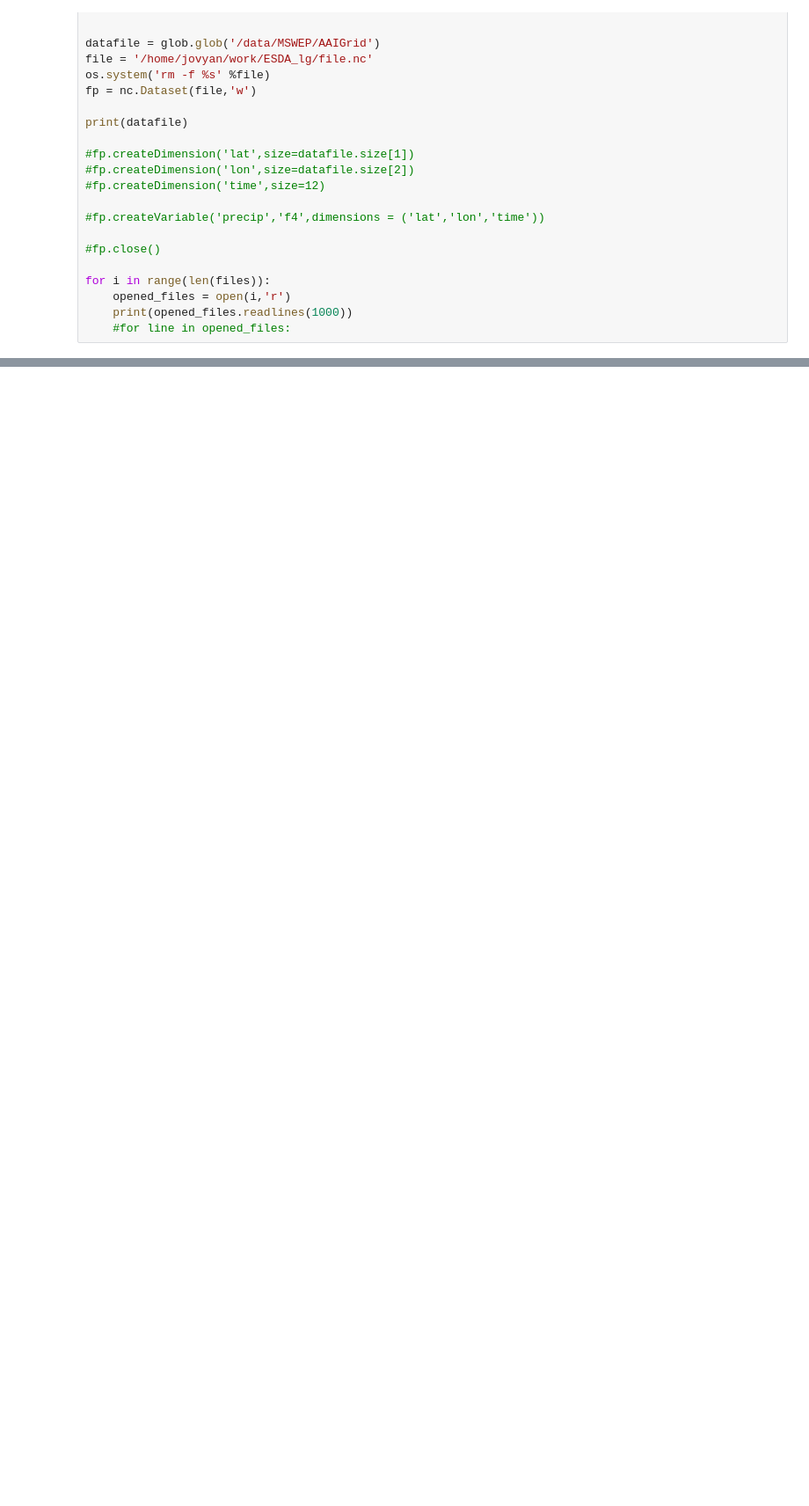
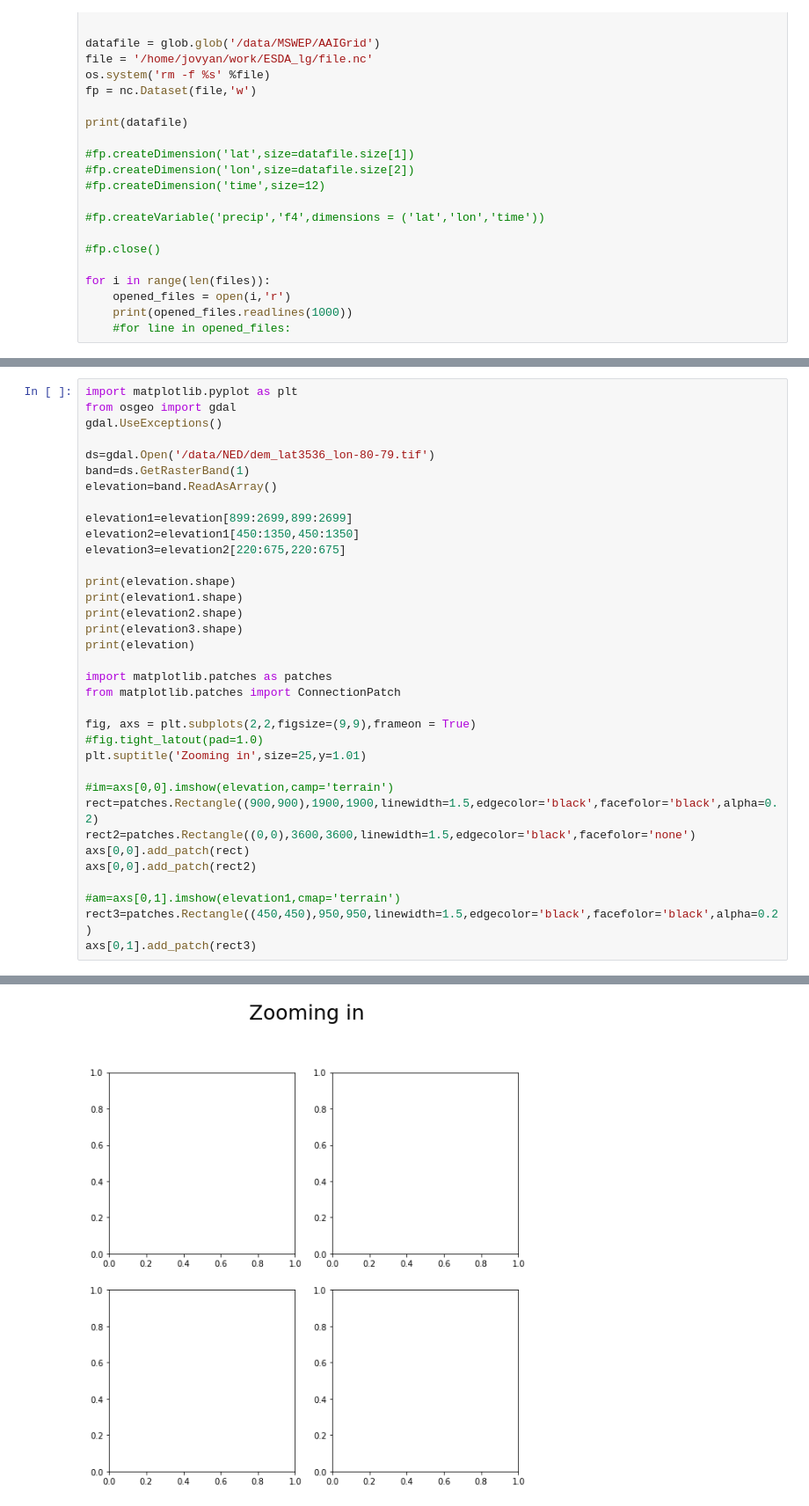
Before and after one commit to LG0123/ESDA_LG0123, a Jupyter notebook: HW1.ipynb, the cells around one changed output, grey strips where cells are left out. Shown: that part at 88% size. Cells and saved outputs as stored; diff of their text form; blank space fills up the shorter version.

```diff
--- a/HW1.ipynb
+++ b/HW1.ipynb
@@ -656,0 +653,36 @@ gdal.UseExceptions()
+# %%
+import matplotlib.pyplot as plt
+from osgeo import gdal
+gdal.UseExceptions()
+
+ds=gdal.Open('/data/NED/dem_lat3536_lon-80-79.tif')
+band=ds.GetRasterBand(1)
+elevation=band.ReadAsArray()
+
+elevation1=elevation[899:2699,899:2699]
+elevation2=elevation1[450:1350,450:1350]
+elevation3=elevation2[220:675,220:675]
+
+print(elevation.shape)
+print(elevation1.shape)
+print(elevation2.shape)
+print(elevation3.shape)
+print(elevation)
+
+import matplotlib.patches as patches
+from matplotlib.patches import ConnectionPatch
+
+fig, axs = plt.subplots(2,2,figsize=(9,9),frameon = True)
+#fig.tight_latout(pad=1.0)
+plt.suptitle('Zooming in',size=25,y=1.01)
+
+#im=axs[0,0].imshow(elevation,camp='terrain')
+rect=patches.Rectangle((900,900),1900,1900,linewidth=1.5,edgecolor='black',facefolor='black',alpha=0.2)
+rect2=patches.Rectangle((0,0),3600,3600,linewidth=1.5,edgecolor='black',facefolor='none')
+axs[0,0].add_patch(rect)
+axs[0,0].add_patch(rect2)
+
+#am=axs[0,1].imshow(elevation1,cmap='terrain')
+rect3=patches.Rectangle((450,450),950,950,linewidth=1.5,edgecolor='black',facefolor='black',alpha=0.2)
+axs[0,1].add_patch(rect3)
+# %% [output]
@@ -657,3 +701,4 @@ gdal.UseExceptions()
+[figure, added]
 # %% [markdown]
 ## 8.  Movie of the time evolution of global annual precipitation (15 points)
 
```
Also changed, not shown: parts of 2 cells of this notebook.
